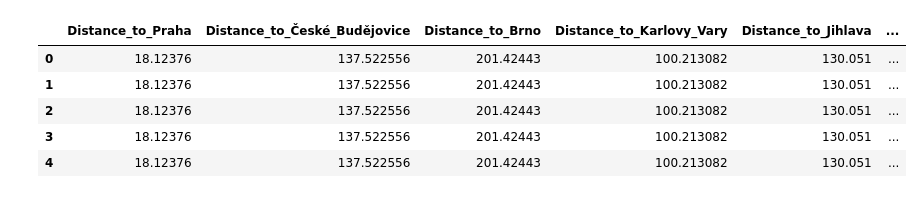
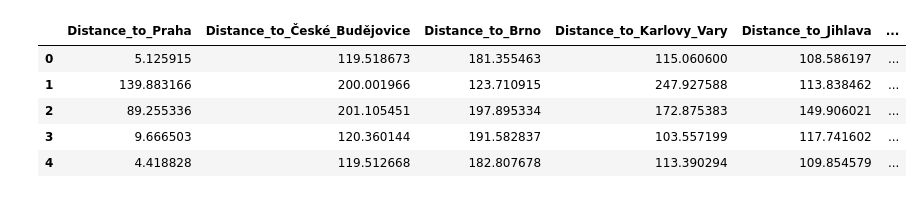
Before and after one commit to PatrikFonos1/house-prices-prediction, a Jupyter notebook: data_enhancer.ipynb, the cells around one changed output. Saved outputs shown, nothing was run; the diff lists cells and outputs as text; code cells hidden in the pictures.

```diff
--- a/data_enhancer.ipynb
+++ b/data_enhancer.ipynb
@@ -4,30 +6,31 @@ import numpy as np
+# %%
+data_date = "2023-06-25"
 # %%
-df = pd.read_csv('test_2023-08-13_data_cleaned.csv')
+df = pd.read_csv(data_date + "_data_cleaned.csv")
 # %%
 # Define the latitude and longitude for each county seat in the Czech Republic
 county_seats = {
-    "Praha": (50.0755, 14.4378),
-    "České Budějovice": (48.9737, 14.4875),
+    "Praha": (50.0875, 14.421389),
+    "České Budějovice": (48.974722, 14.474722),
     "Brno": (49.1951, 16.6068),
-    "Karlovy Vary": (50.2313, 12.8718),
-    "Jihlava": (49.3961, 15.5912),
-    "Hradec Králové": (50.2095, 15.8328),
-    "Liberec": (50.7667, 15.0562),
-    "Ostrava": (49.8209, 18.2625),
-    "Olomouc": (49.5938, 17.2509),
-    "Pardubice": (50.0405, 15.7792),
-    "Plzeň": (49.7384, 13.3736),
-    "Ústí nad Labem": (50.6606, 14.0400),
-    "Zlín": (49.2269, 17.6689),
-    "Moravskoslezský": (49.8209, 18.2625)
+    "Karlovy Vary": (50.230556, 12.8725),
+    "Jihlava": (49.400278, 15.590556),
+    "Hradec Králové": (50.209167, 15.831944),
+    "Liberec": (50.766667, 15.05),
+    "Ostrava": (49.835556, 18.2925),
+    "Olomouc": (49.593889, 17.250833),
+    "Pardubice": (50.03861, 15.77916),
+    "Plzeň": (49.741389, 13.3825),
+    "Ústí nad Labem": (50.659167, 14.041667),
+    "Zlín": (49.233056, 17.666944)
 }
 
 # Define central points for the north, west, south, and east parts of Prague
 prague_points = {
-    "Prague North": (50.1255, 14.4378),
-    "Prague West": (50.0755, 14.3378),
-    "Prague South": (50.0255, 14.4378),
-    "Prague East": (50.0755, 14.5378)
+    "Prague North": (50.126465, 14.412584),
+    "Prague West": (50.061711, 14.296885),
+    "Prague South": (50.006358, 14.416018),
+    "Prague East": (50.081322, 14.541674)
 }
 
 # Combine the two dictionaries for all reference points
@@ -35,29 +38,29 @@ reference_points = {**county_seats, **prague_points}
 # %%
 def haversine_distance(lat1, lon1, lat2, lon2):
     """
-    Calculate the Haversine distance between two points on the earth (specified in decimal degrees)
+    Calculate the Haversine distance between two points
     """
     # Convert decimal degrees to radians
     lat1, lon1, lat2, lon2 = map(np.radians, [lat1, lon1, lat2, lon2])
 
     # Haversine formula
     dlat = lat2 - lat1
     dlon = lon2 - lon1
     a = np.sin(dlat/2.0)**2 + np.cos(lat1) * np.cos(lat2) * np.sin(dlon/2.0)**2
     c = 2 * np.arcsin(np.sqrt(a))
     r = 6371  # Radius of Earth in kilometers
     return c * r
 
 # Calculate the distance from each listing to each reference point
 for point_name, (lat, lon) in reference_points.items():
     df[f"Distance_to_{point_name.replace(' ', '_')}"] = haversine_distance(df["Latitude"], df["Longitude"], lat, lon)
 
 # Display the first few rows of the augmented dataset
-df.iloc[:, -18:].head()
+df.iloc[:, -17:].head()
 # %% [output]
 |  | Distance_to_Praha | Distance_to_České_Budějovice | Distance_to_Brno | Distance_to_Karlovy_Vary | Distance_to_Jihlava | ... |
-| 0 | 18.12376 | 137.522556 | 201.42443 | 100.213082 | 130.051 | ... |
-| 1 | 18.12376 | 137.522556 | 201.42443 | 100.213082 | 130.051 | ... |
-| 2 | 18.12376 | 137.522556 | 201.42443 | 100.213082 | 130.051 | ... |
-| 3 | 18.12376 | 137.522556 | 201.42443 | 100.213082 | 130.051 | ... |
-| 4 | 18.12376 | 137.522556 | 201.42443 | 100.213082 | 130.051 | ... |
+| 0 | 5.125915 | 119.518673 | 181.355463 | 115.060600 | 108.586197 | ... |
+| 1 | 139.883166 | 200.001966 | 123.710915 | 247.927588 | 113.838462 | ... |
+| 2 | 89.255336 | 201.105451 | 197.895334 | 172.875383 | 149.906021 | ... |
+| 3 | 9.666503 | 120.360144 | 191.582837 | 103.557199 | 117.741602 | ... |
+| 4 | 4.418828 | 119.512668 | 182.807678 | 113.390294 | 109.854579 | ... |
```
Also changed, not shown: parts of 17 cells of this notebook.
